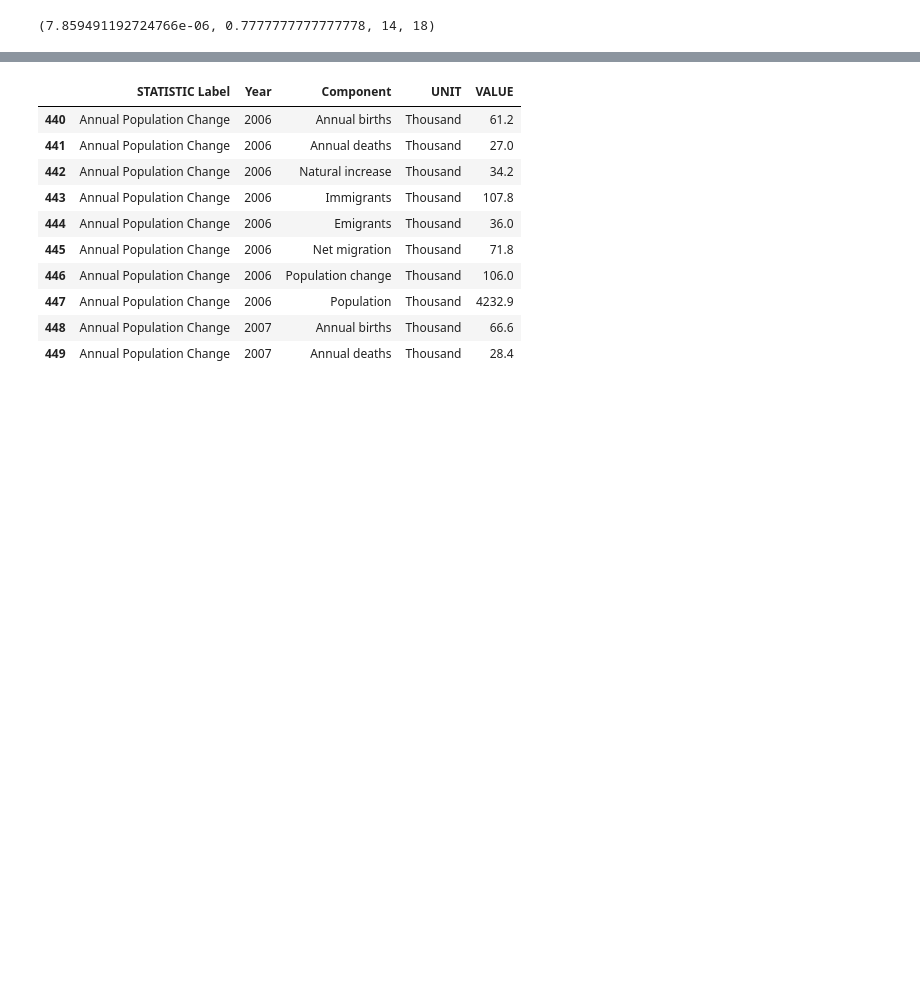
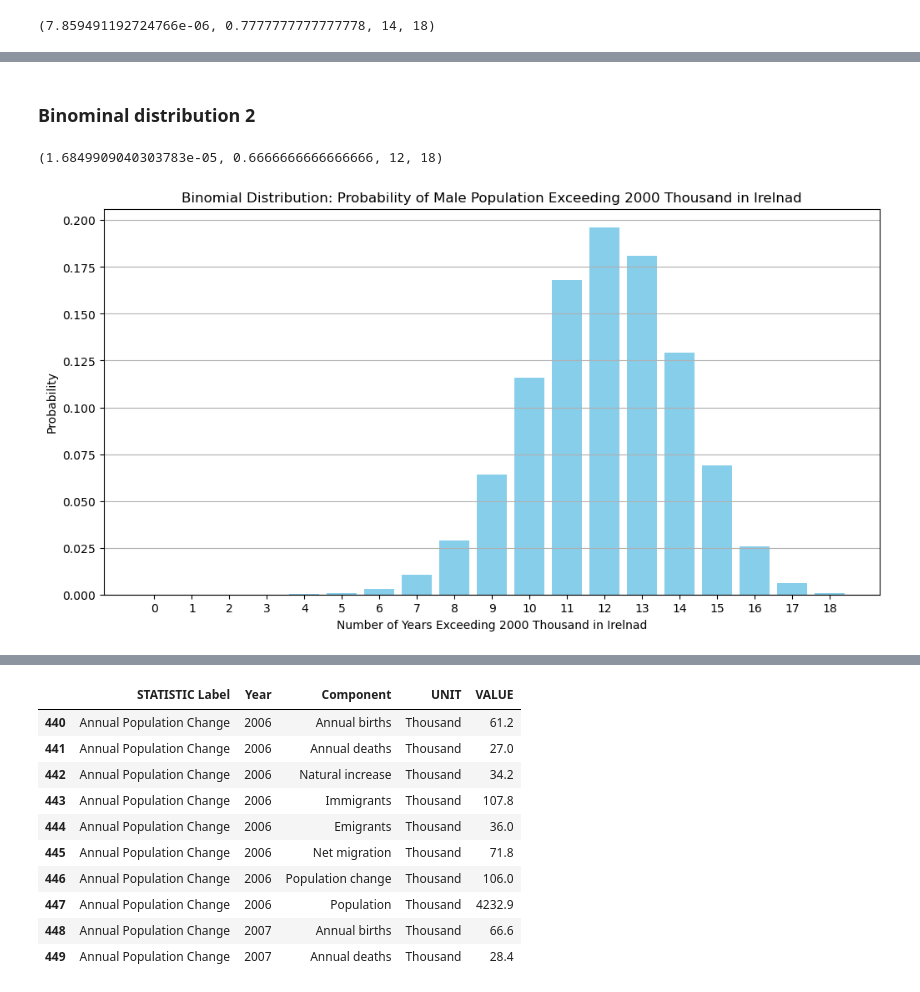
Before and after one commit to CCT2017156/MSC_DA__CA1, a Jupyter notebook: CA1-20171256.ipynb, the cells around one changed output, grey strips where cells are left out. Saved outputs shown, nothing was run; the diff lists cells and outputs as text; code cells hidden in the pictures; blank space fills up the shorter version.

Commit message:
8  Binominal Distribution Done

```diff
--- a/CA1-20171256.ipynb
+++ b/CA1-20171256.ipynb
@@ -267,0 +264,52 @@ plt.show()
+# %% [markdown]
+### Binominal distribution 2
+# %%
+# Choose a citizenship group and a population threshold
+citizenship = "Ireland"
+population_threshold = 2000  # Population in thousands
+gender = "Male"  # Choose either 'Male' or 'Female'
+
+# Filter the data for the chosen citizenship and gender
+gender_data = df2_EP[(df2_EP['Citizenship'] == citizenship) & (df2_EP['Sex'] == gender)]
+
+# Calculate the number of years where the population exceeds the threshold (successes)
+n_success = sum(gender_data['VALUE'] > population_threshold)
+
+# Total number of years in the dataset for the chosen citizenship and gender
+n_years = len(gender_data)
+
+# Probability of success in a year
+p_success = n_success / n_years
+
+# Assuming we want to find the probability of this event happening in exactly k out of n years
+k = 3  # Example: 3 years
+
+# Calculate the Binomial Probability
+binom_probability = binom.pmf(k, n_years, p_success)
+
+binom_probability, p_success, n_success, n_years
+
+# The probability of having more than 2000 thousand Male citizens of Ireland in exactly 12 out of 18 years
+# There is a 66%
+# %% [output]
+(1.6849909040303783e-05, 0.6666666666666666, 12, 18)
+# %%
+# Plot
+
+# Assuming we want to find the probability of this event happening in a range of years
+k_values = range(n_years + 1)  # Range from 0 to total number of years
+
+# Calculate the Binomial Probabilities for each 'k' value
+binom_probabilities = [binom.pmf(k, n_years, p_success) for k in k_values]
+
+# Plotting the Binomial probabilities
+plt.figure(figsize=(12, 6))
+plt.bar(k_values, binom_probabilities, color='skyblue')
+plt.title(f'Binomial Distribution: Probability of Male Population Exceeding 2000 Thousand in Irelnad')
+plt.xlabel(f'Number of Years Exceeding 2000 Thousand in Irelnad')
+plt.ylabel('Probability')
+plt.xticks(k_values)
+plt.grid(axis='y')
+plt.show()
+# %% [output]
+[figure, added]
```
Also changed, not shown: parts of 39 cells of this notebook.
